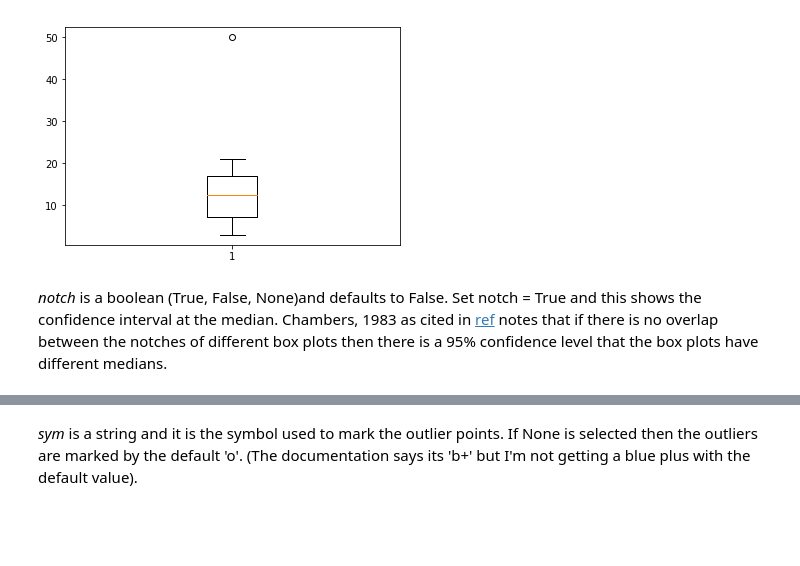
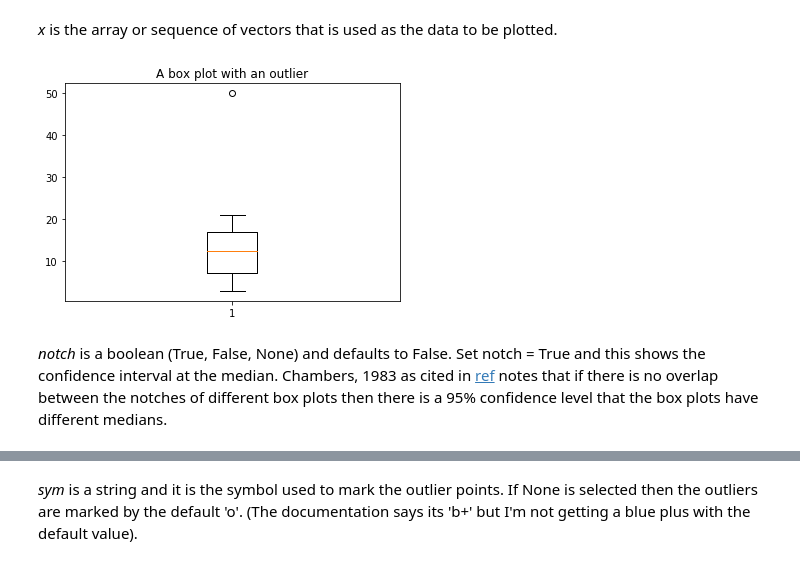
Before and after one commit to Osheah/foda-project, a Jupyter notebook: Boxplot.ipynb, the cells around one changed output, grey strips where cells are left out. Saved outputs shown, nothing was run; the diff lists cells and outputs as text; code cells hidden in the pictures; blank space fills up the shorter version.

```diff
--- a/Boxplot.ipynb
+++ b/Boxplot.ipynb
@@ -296,9 +236,12 @@ Matplotlib.pyplot.boxplot features were explored using arrays and distributions
+# %% [markdown]
+*x* is the array or sequence of vectors that is used as the data to be plotted.
 # %%
-x = [3, 7, 8, 5, 12, 14, 21, 13, 18, 50]
+x = [3, 7, 8, 5, 12, 14, 21, 13, 18, 50] # 50 is the outlier
+plt.title("A box plot with an outlier")
 plt.boxplot(x)
 plt.show()
 # %% [output]
-[figure, old version]
+[figure, new version]
 # %% [markdown]
-*notch* is a boolean (True, False, None)and defaults to False. Set notch = True and this shows the confidence interval at the median. Chambers, 1983 as cited in [ref](https://sites.google.com/site/davidsstatistics/home/notched-box-plots) notes that if there is no overlap between the notches of different box plots then there is a 95% confidence level that the box plots have different medians.
+*notch* is a boolean (True, False, None) and defaults to False. Set notch = True and this shows the confidence interval at the median. Chambers, 1983 as cited in [ref](https://sites.google.com/site/davidsstatistics/home/notched-box-plots) notes that if there is no overlap between the notches of different box plots then there is a 95% confidence level that the box plots have different medians.
 # %%
```
Also changed, not shown: parts of 57 cells of this notebook, 8 other files.
